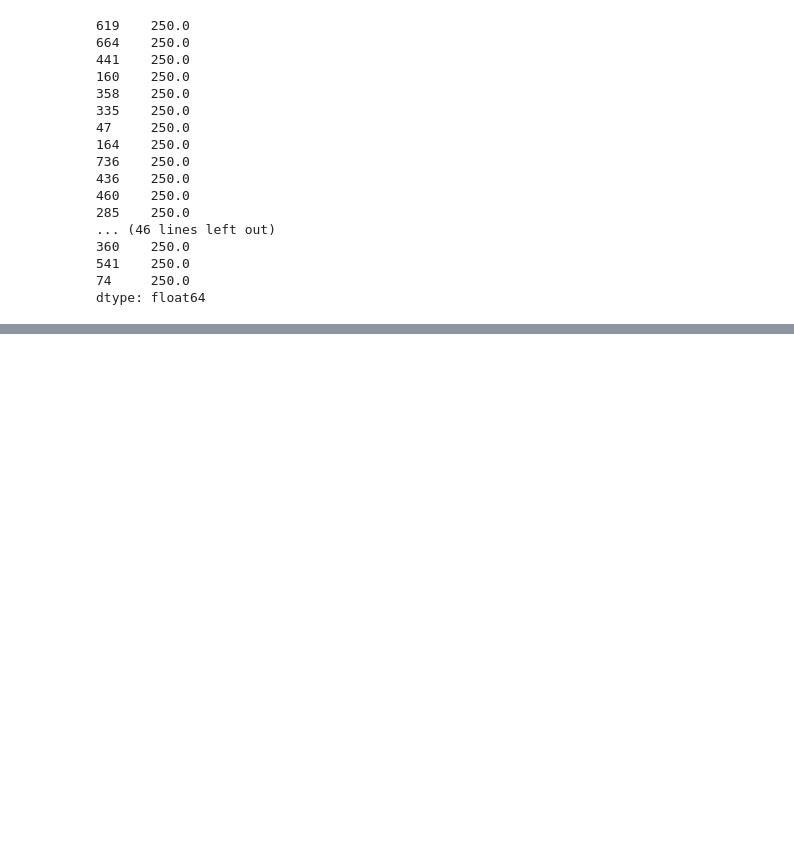
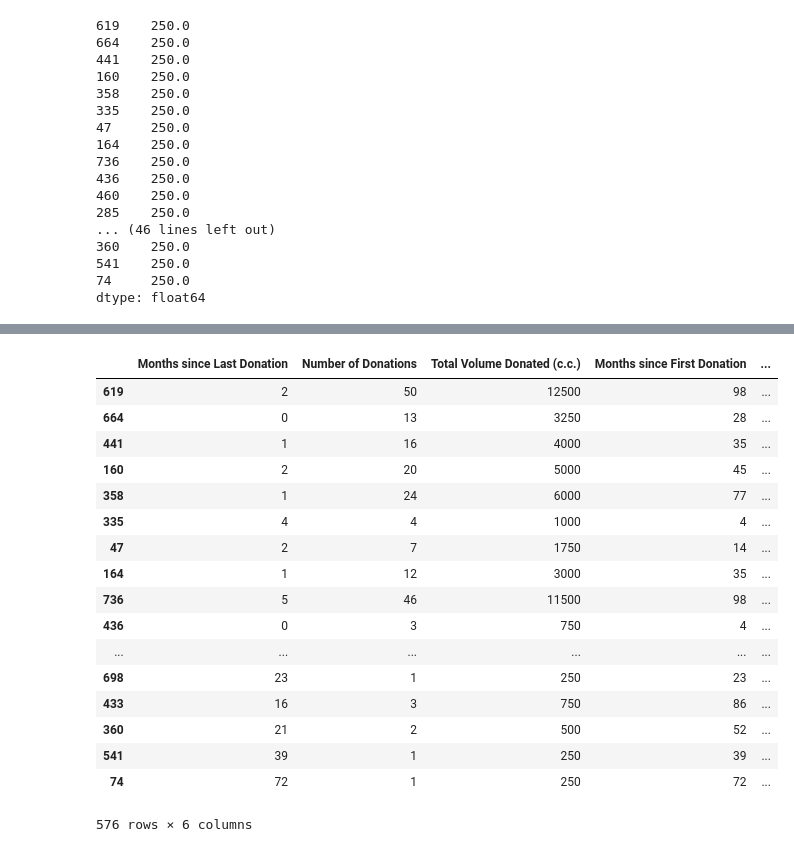
Before and after one commit to davisincubator/digblood, a Jupyter notebook: Jess's Analysis.ipynb, the cells around one changed output, grey strips where cells are left out. Drawn from its saved outputs; the diff is of its cells as text; code cells hidden in the pictures; blank space fills up the shorter version.

Commit message:
Added the stupid mean model

```diff
--- a/Jess's Analysis.ipynb
+++ b/Jess's Analysis.ipynb
@@ -50,0 +69,24 @@ OK
+# %%
+mean = df['Made Donation in March 2007'].mean()
+df['Means'] = np.ones([576,1])*mean
+# %%
+df
+# %% [output]
+|  | Months since Last Donation | Number of Donations | Total Volume Donated (c.c.) | Months since First Donation | ... |
+| 619 | 2 | 50 | 12500 | 98 | ... |
+| 664 | 0 | 13 | 3250 | 28 | ... |
+| 441 | 1 | 16 | 4000 | 35 | ... |
+| 160 | 2 | 20 | 5000 | 45 | ... |
+| 358 | 1 | 24 | 6000 | 77 | ... |
+| 335 | 4 | 4 | 1000 | 4 | ... |
+| 47 | 2 | 7 | 1750 | 14 | ... |
+| 164 | 1 | 12 | 3000 | 35 | ... |
+| 736 | 5 | 46 | 11500 | 98 | ... |
+| 436 | 0 | 3 | 750 | 4 | ... |
+| ... | ... | ... | ... | ... | ... |
+| 698 | 23 | 1 | 250 | 23 | ... |
+| 433 | 16 | 3 | 750 | 86 | ... |
+| 360 | 21 | 2 | 500 | 52 | ... |
+| 541 | 39 | 1 | 250 | 39 | ... |
+| 74 | 72 | 1 | 250 | 72 | ... |
+576 rows × 6 columns
```
Also changed, not shown: parts of 2 cells of this notebook.
